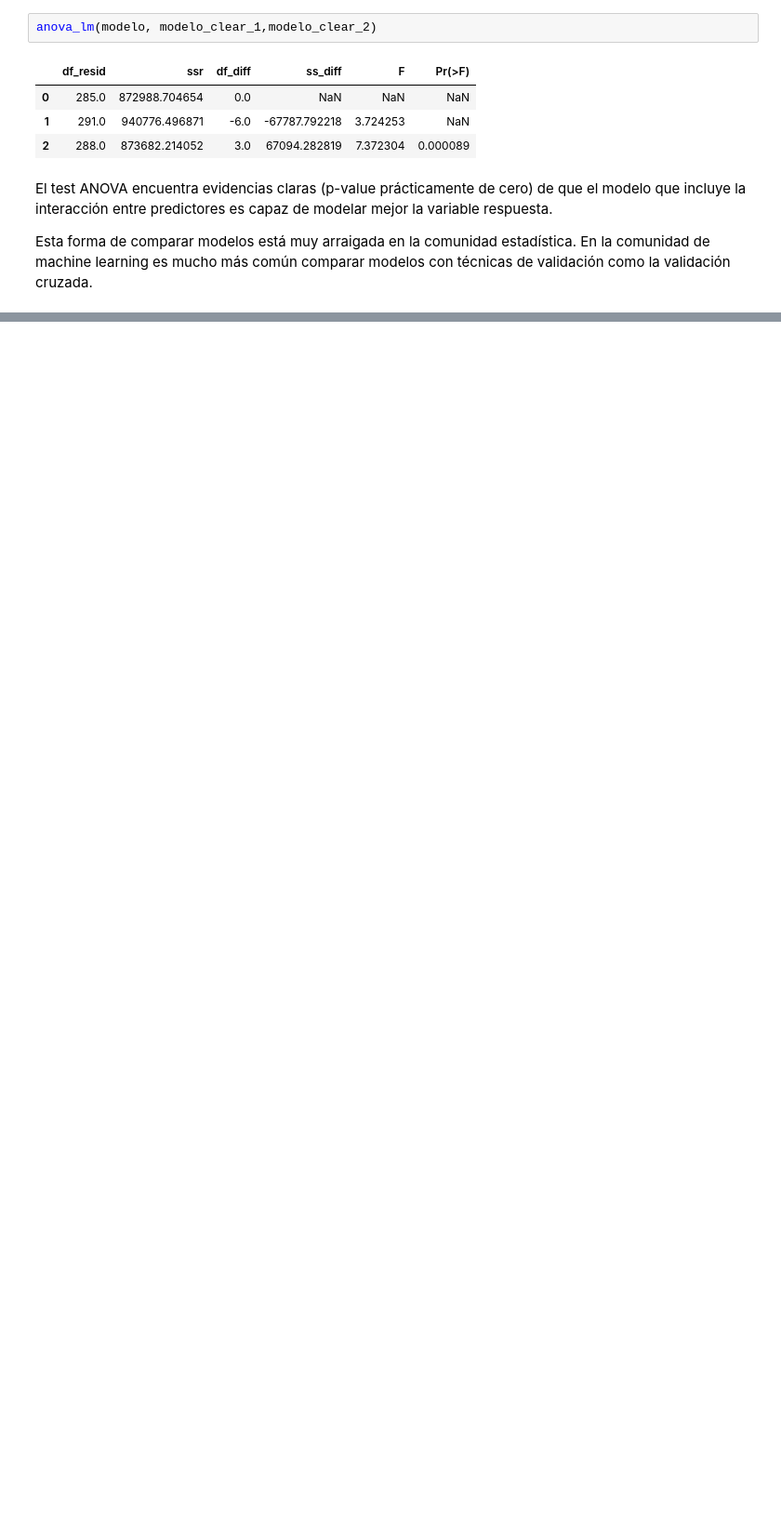
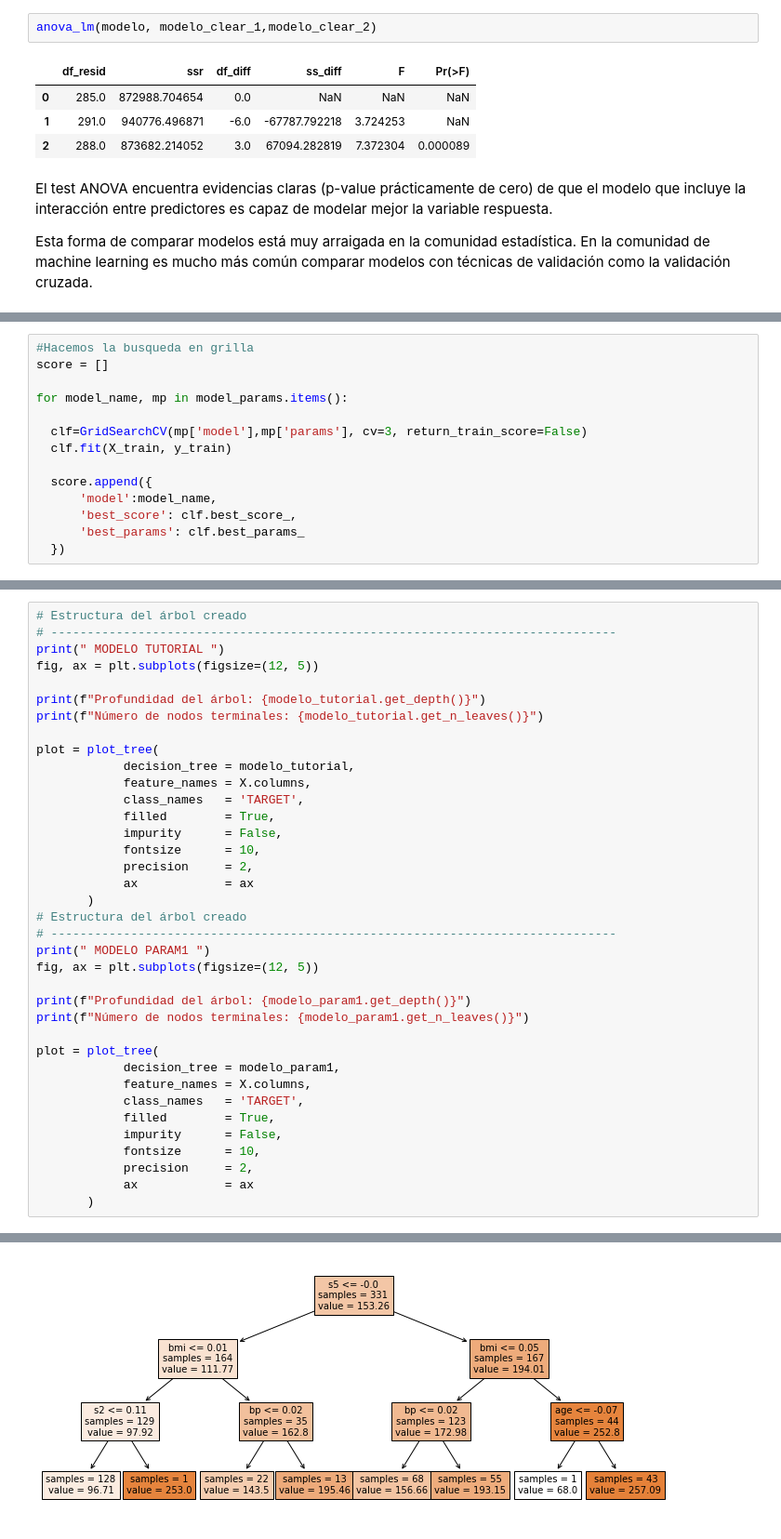
Before and after one commit to octagomez/Practico_191022, a Jupyter notebook: Examen V1.ipynb, the cells around one changed output, grey strips where cells are left out. Shown: that part at 93% size. Cells and saved outputs as stored; diff of their text form; blank space fills up the shorter version.

Commit message:
Se incorporan 3 modelos de Arbol de Regresion

```diff
--- a/Examen V1.ipynb
+++ b/Examen V1.ipynb
@@ -571,0 +717,14 @@ Esta forma de comparar modelos está muy arraigada en la comunidad estadística.
+# %%
+#Hacemos la busqueda en grilla
+score = []
+
+for model_name, mp in model_params.items():
+
+  clf=GridSearchCV(mp['model'],mp['params'], cv=3, return_train_score=False)
+  clf.fit(X_train, y_train)
+
+  score.append({
+      'model':model_name,
+      'best_score': clf.best_score_,
+      'best_params': clf.best_params_
+  })
@@ -571,0 +781,38 @@ Esta forma de comparar modelos está muy arraigada en la comunidad estadística.
+# %%
+# Estructura del árbol creado
+# ------------------------------------------------------------------------------
+print(" MODELO TUTORIAL ")
+fig, ax = plt.subplots(figsize=(12, 5))
+
+print(f"Profundidad del árbol: {modelo_tutorial.get_depth()}")
+print(f"Número de nodos terminales: {modelo_tutorial.get_n_leaves()}")
+
+plot = plot_tree(
+            decision_tree = modelo_tutorial,
+            feature_names = X.columns,
+            class_names   = 'TARGET',
+            filled        = True,
+            impurity      = False,
+            fontsize      = 10,
+            precision     = 2,
+            ax            = ax
+       )
+# Estructura del árbol creado
+# ------------------------------------------------------------------------------
+print(" MODELO PARAM1 ")
+fig, ax = plt.subplots(figsize=(12, 5))
+
+print(f"Profundidad del árbol: {modelo_param1.get_depth()}")
+print(f"Número de nodos terminales: {modelo_param1.get_n_leaves()}")
+
+plot = plot_tree(
+            decision_tree = modelo_param1,
+            feature_names = X.columns,
+            class_names   = 'TARGET',
+            filled        = True,
+            impurity      = False,
+            fontsize      = 10,
+            precision     = 2,
+            ax            = ax
+       )
+# %% [output]
@@ -571,0 +825 @@ Esta forma de comparar modelos está muy arraigada en la comunidad estadística.
+[figure, added]
```
Also changed, not shown: parts of 29 cells of this notebook.
